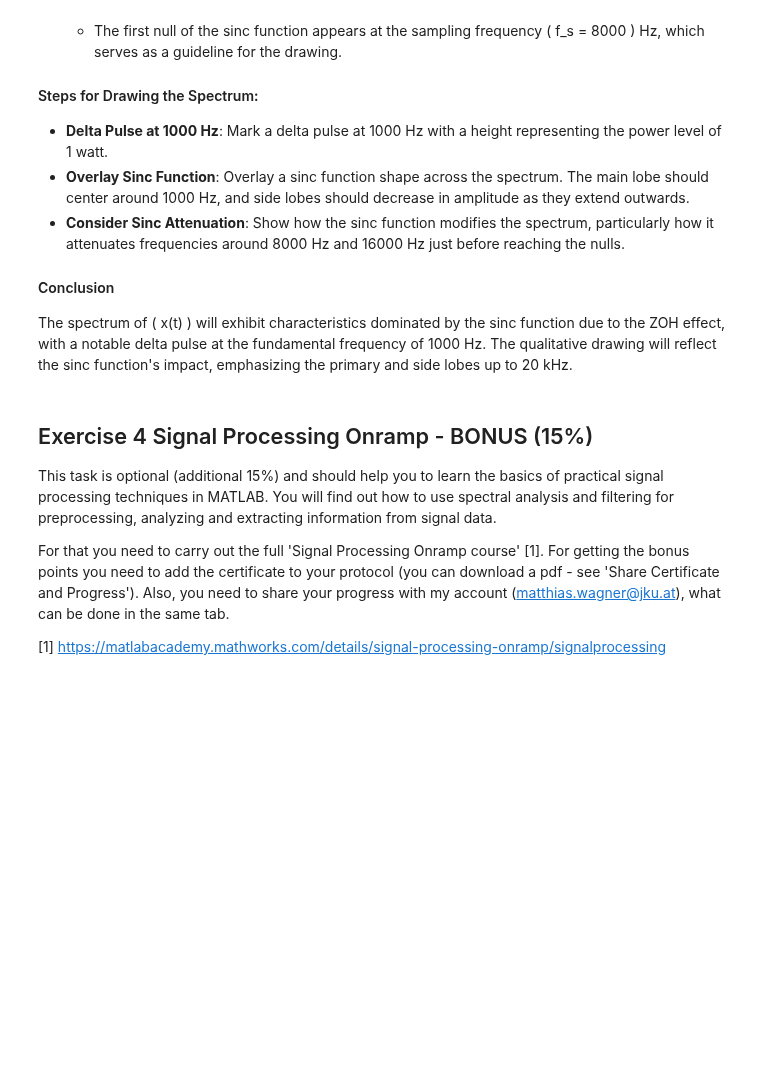
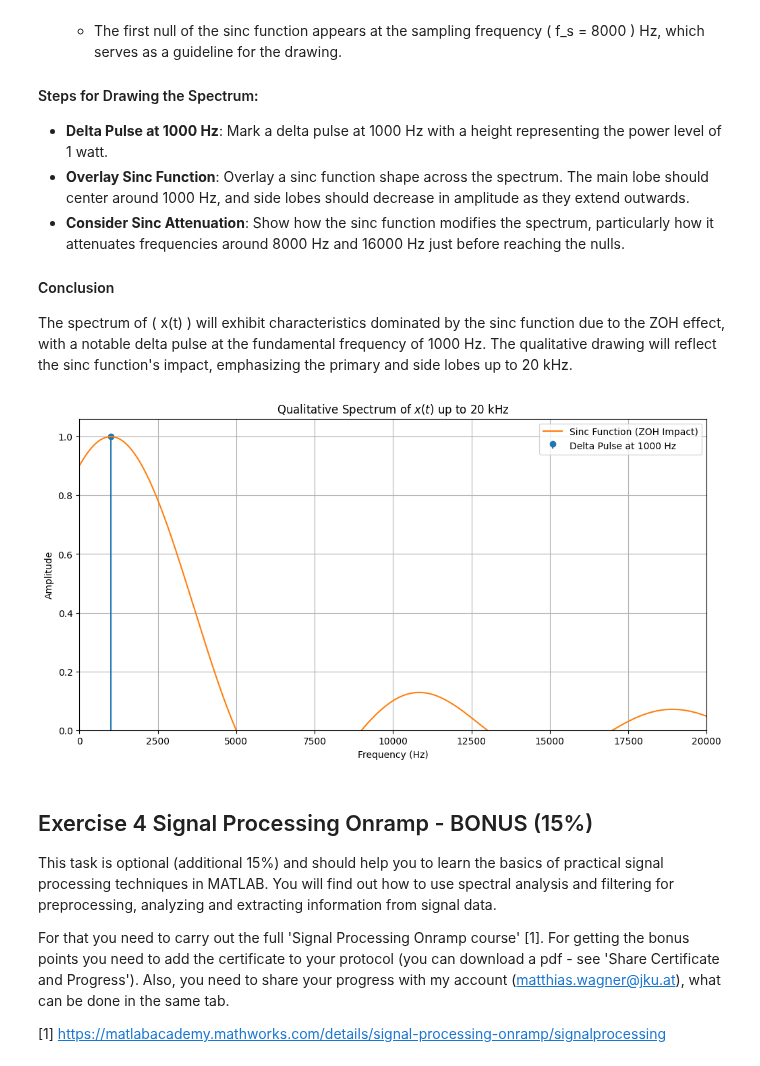
Before and after one commit to wolfram-laube/dsp-ue_grp-22, a Jupyter notebook: Assignment_3/DSP_Assignment_3.ipynb, the cells around one changed output. Cells and saved outputs as stored; diff of their text form; code cells hidden in the pictures; blank space fills up the shorter version.

```diff
--- a/Assignment_3/DSP_Assignment_3.ipynb
+++ b/Assignment_3/DSP_Assignment_3.ipynb
@@ -383,34 +396,36 @@ A = np.sqrt(2)  # Amplitude of the sinewave
 # Calculate power of the baseband sinewave
 P = A**2 / 2
 
 # Generate a frequency array, ensure to include the base frequency for proper sinc calculation
 frequencies = np.linspace(0, f_max, 4000)
 sinc_function = np.sinc(2 * (frequencies - f_base) / fs)
 
 # Normalize sinc to have its maximum at the base frequency power level
 sinc_function = sinc_function * P / np.max(np.abs(sinc_function))
 
 # Create the plot
 plt.figure(figsize=(12, 6))
 
 # Plotting the delta pulse using 'stem'
-plt.stem([f_base], [P], 'C0-', 'C0o', basefmt=" ", use_line_collection=True, label='Delta Pulse at 1000 Hz')
+plt.stem([f_base], [P], linefmt='C0-', markerfmt='C0o', basefmt=" ", use_line_collection=True, label='Delta Pulse at 1000 Hz')
 
 # Plotting the sinc function
 plt.plot(frequencies, sinc_function, 'C1', label='Sinc Function (ZOH Impact)')
 
 # Adding labels and grid for better visualization
 plt.title('Qualitative Spectrum of $x(t)$ up to 20 kHz')
 plt.xlabel('Frequency (Hz)')
 plt.ylabel('Amplitude')
 plt.legend()
 plt.grid(True)
 plt.ylim(bottom=0)  # Adjust this as needed
 plt.xlim(0, f_max)
 
 # Show the plot
 plt.savefig('fig/ex3_c_plot.png')
 plt.show()
+# %% [output]
+[figure, added]
 # %% [markdown]
 ## Exercise 4 Signal Processing Onramp - BONUS (15\%)
 
```
Also changed, not shown: parts of 6 cells of this notebook, 1 other file.
